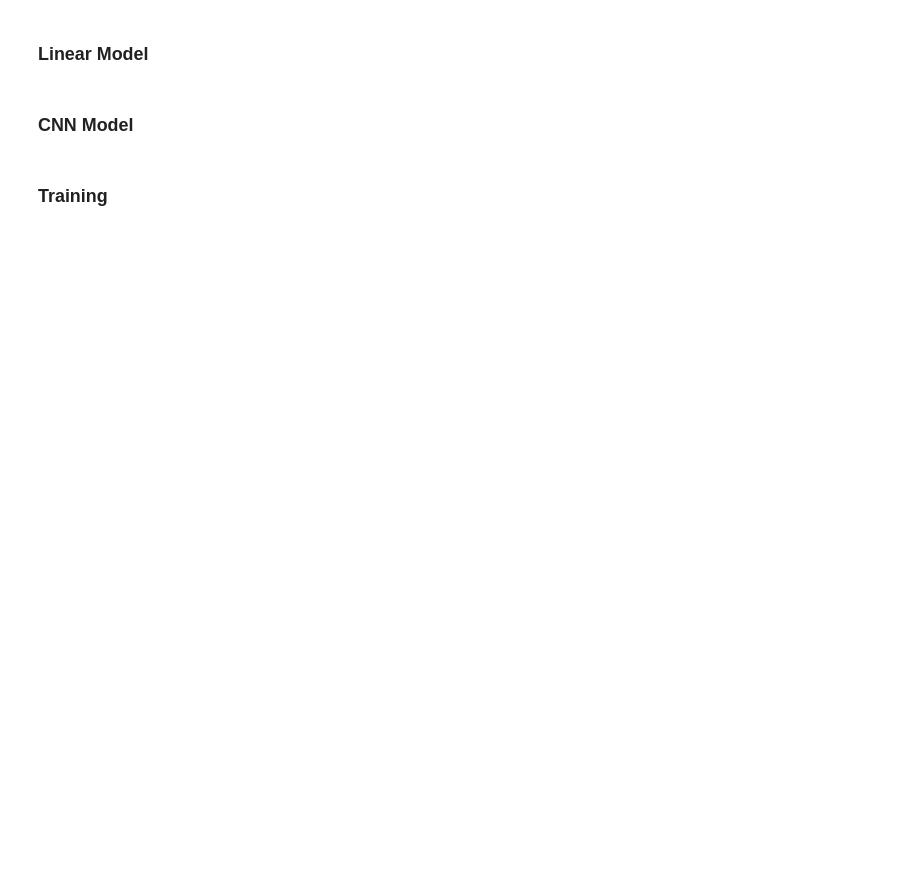
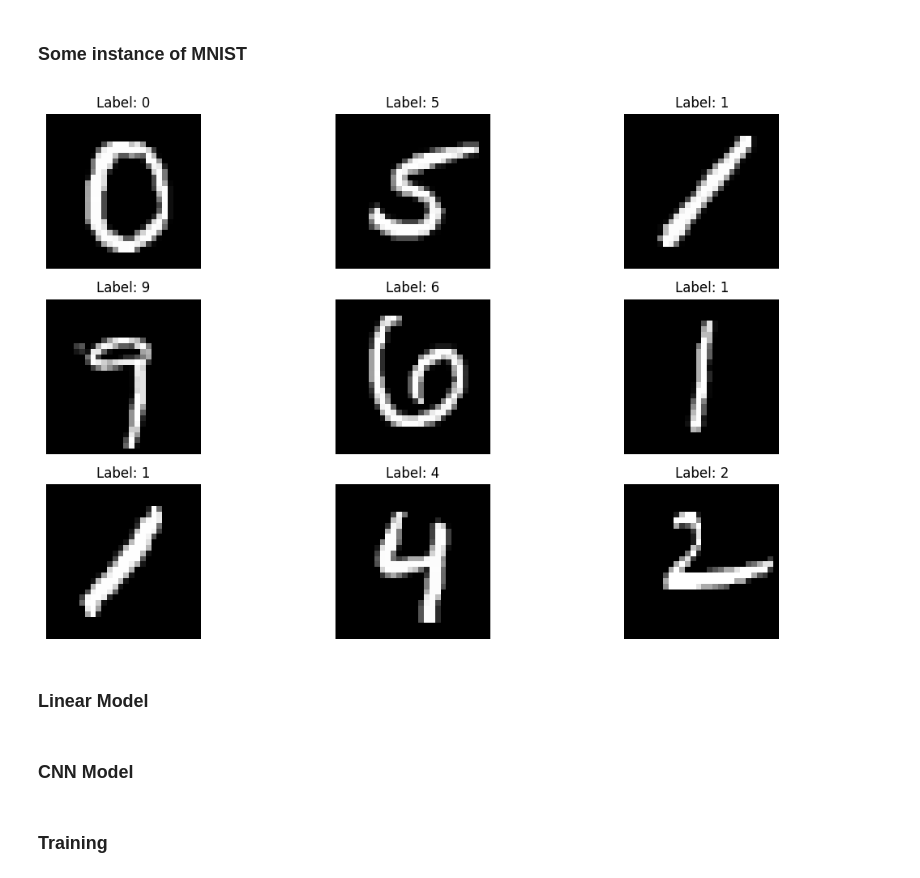
Before and after one commit to 8Whoknow3/MNIST, a Jupyter notebook: MNIST.ipynb, the cells around one changed output. Drawn from its saved outputs; the diff is of its cells as text; code cells hidden in the pictures; blank space fills up the shorter version.

Commit message:
ADD some instance of "MNIST"

```diff
--- a/MNIST.ipynb
+++ b/MNIST.ipynb
@@ -30,3 +30,19 @@ test = DataLoader(test_dataset, batch_size= 1000, shuffle=True)
+# %% [markdown]
+### Some instance of MNIST
+# %%
+images, labels = next(iter(train))
+
+plt.figure(figsize=(12, 7))
+for i in range(9):
+    plt.subplot(3, 3, i+1)
+    plt.imshow(images[i].squeeze(), cmap='gray')
+    plt.title(f"Label: {labels[i].item()}")
+    plt.axis('off')
+
+plt.tight_layout()
+plt.show()
+# %% [output]
+[figure, added]
 # %% [markdown]
 ### Linear Model
 # %%
```
Also changed, not shown: parts of 8 cells of this notebook.
